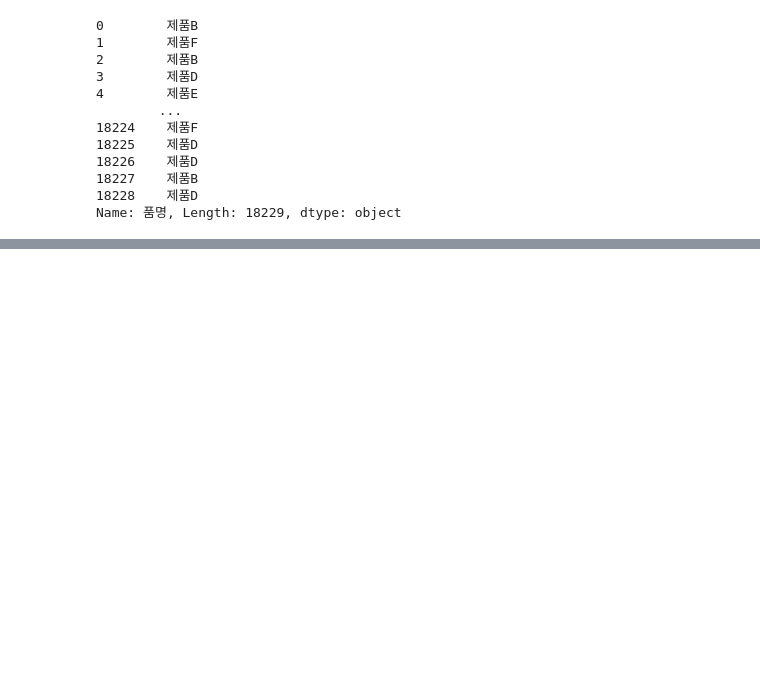
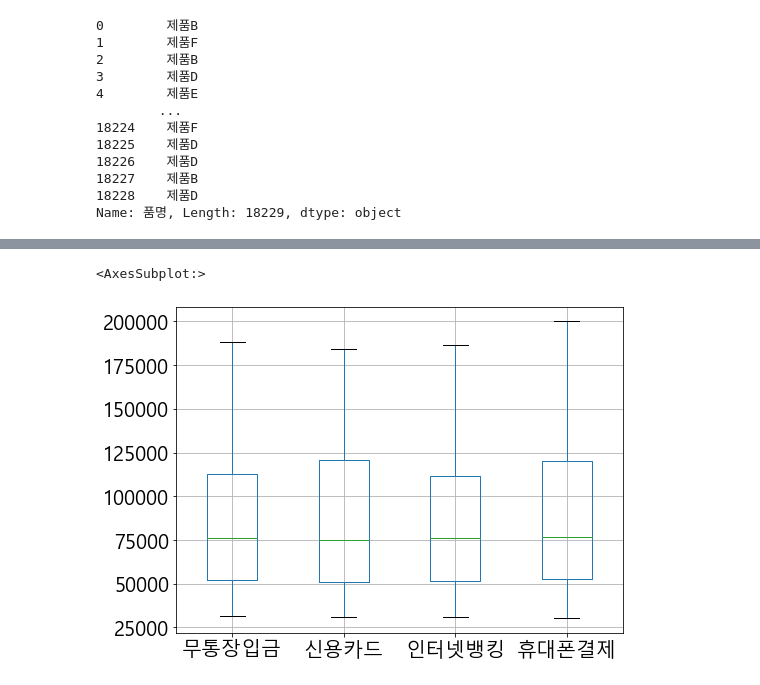
Before and after one commit to Huni0318/preprocessing, a Jupyter notebook: 07. 연습/practice1.ipynb, the cells around one changed output, grey strips where cells are left out. Cells and saved outputs as stored; diff of their text form; code cells hidden in the pictures; blank space fills up the shorter version.

```diff
--- a/07. 연습/practice1.ipynb
+++ b/07. 연습/practice1.ipynb
@@ -791,0 +893,4 @@ merged_df['가격'] = merged_df['품명'].replace(price_dict)
+# %%
+# 제품과 결제 수단에 따른 판매량 분석
+pivot_df = pd.pivot_table(merged_df, index = '품명', columns = '결제 수단', values = '주문 금액')
+pivot_df
@@ -791,0 +906,5 @@ merged_df['가격'] = merged_df['품명'].replace(price_dict)
+# %%
+pivot_df.boxplot()
+# %% [output]
+<AxesSubplot:>
+[figure, added]
```
Also changed, not shown: parts of 15 cells of this notebook.
